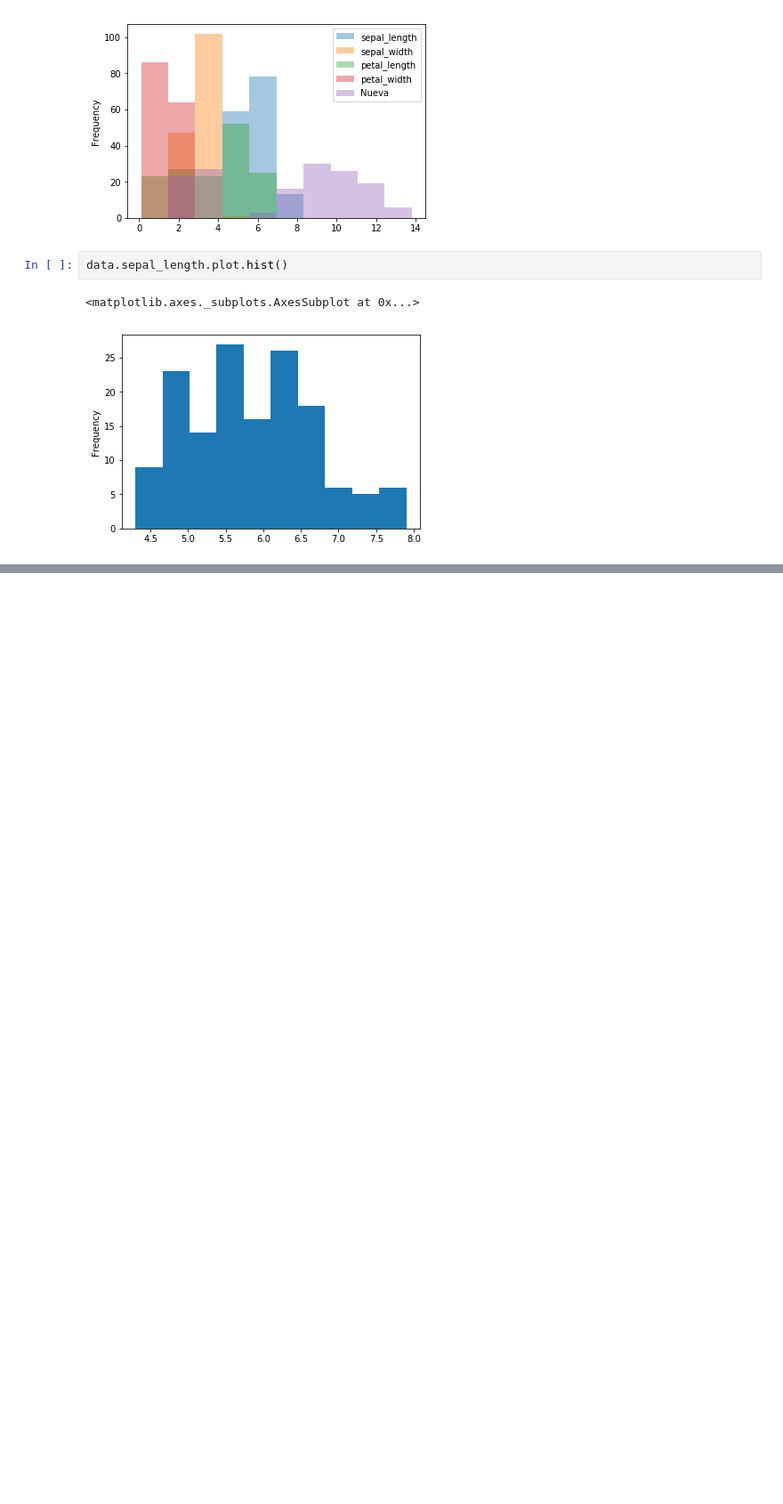
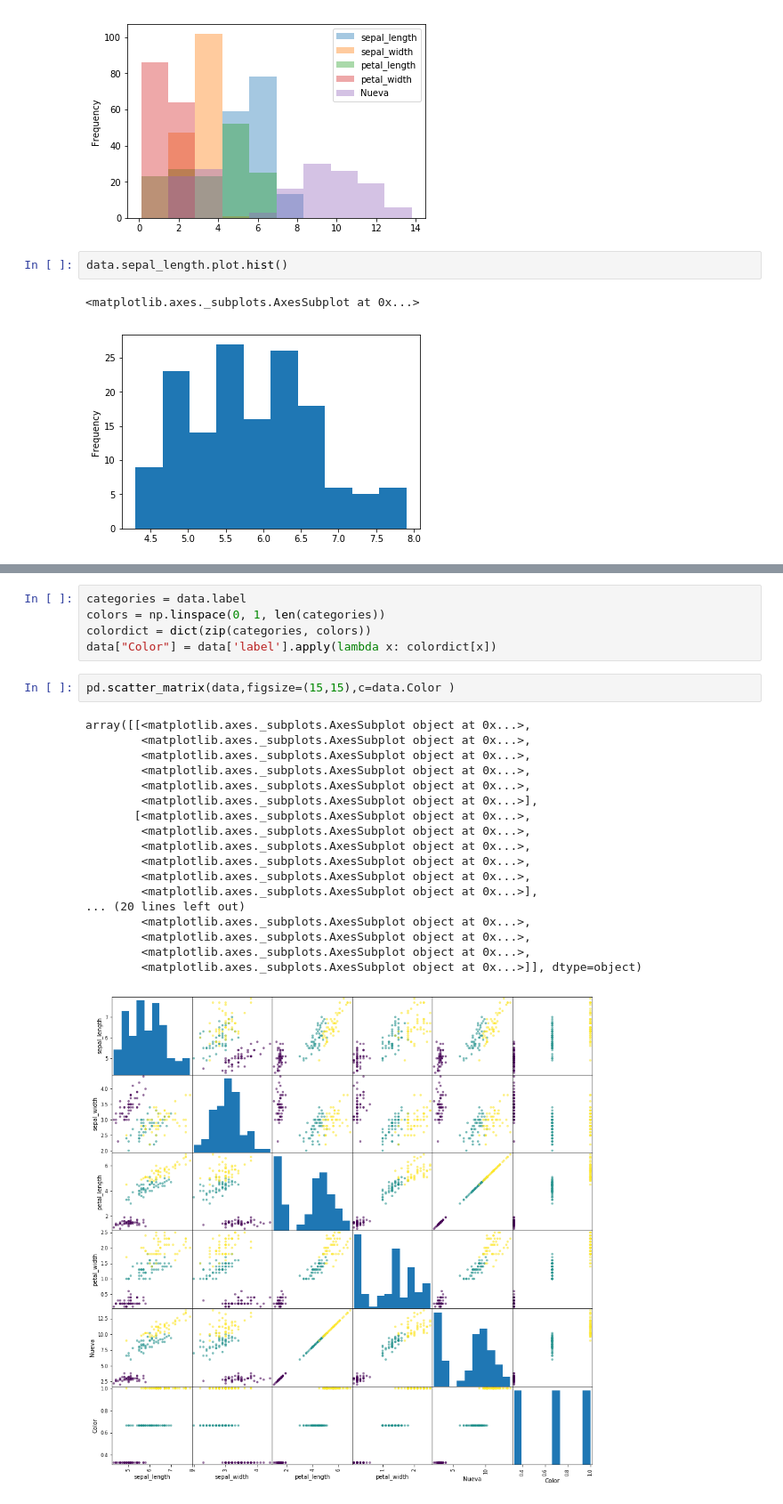
Before and after one commit to wandarinca/Opalo, a Jupyter notebook: Tutoriales de Librerías.ipynb, the cells around one changed output, grey strips where cells are left out. Shown at 89% size. Saved outputs shown, nothing was run; the diff lists cells and outputs as text; blank space fills up the shorter version.

```diff
--- a/Tutoriales de Librerías.ipynb
+++ b/Tutoriales de Librerías.ipynb
@@ -274,0 +264,26 @@ ValueError: pie requires either y column or 'subplots=True'
+# %%
+categories = data.label
+colors = np.linspace(0, 1, len(categories))
+colordict = dict(zip(categories, colors))
+data["Color"] = data['label'].apply(lambda x: colordict[x])
+# %%
+pd.scatter_matrix(data,figsize=(15,15),c=data.Color )
+# %% [output]
+array([[<matplotlib.axes._subplots.AxesSubplot object at 0x...>,
+        <matplotlib.axes._subplots.AxesSubplot object at 0x...>,
+        <matplotlib.axes._subplots.AxesSubplot object at 0x...>,
+        <matplotlib.axes._subplots.AxesSubplot object at 0x...>,
+        <matplotlib.axes._subplots.AxesSubplot object at 0x...>,
+        <matplotlib.axes._subplots.AxesSubplot object at 0x...>],
+       [<matplotlib.axes._subplots.AxesSubplot object at 0x...>,
+        <matplotlib.axes._subplots.AxesSubplot object at 0x...>,
+        <matplotlib.axes._subplots.AxesSubplot object at 0x...>,
+        <matplotlib.axes._subplots.AxesSubplot object at 0x...>,
+        <matplotlib.axes._subplots.AxesSubplot object at 0x...>,
+        <matplotlib.axes._subplots.AxesSubplot object at 0x...>],
+... (20 lines left out)
+        <matplotlib.axes._subplots.AxesSubplot object at 0x...>,
+        <matplotlib.axes._subplots.AxesSubplot object at 0x...>,
+        <matplotlib.axes._subplots.AxesSubplot object at 0x...>,
+        <matplotlib.axes._subplots.AxesSubplot object at 0x...>]], dtype=object)
+[figure, added]
```
Also changed, not shown: parts of 6 cells of this notebook.
